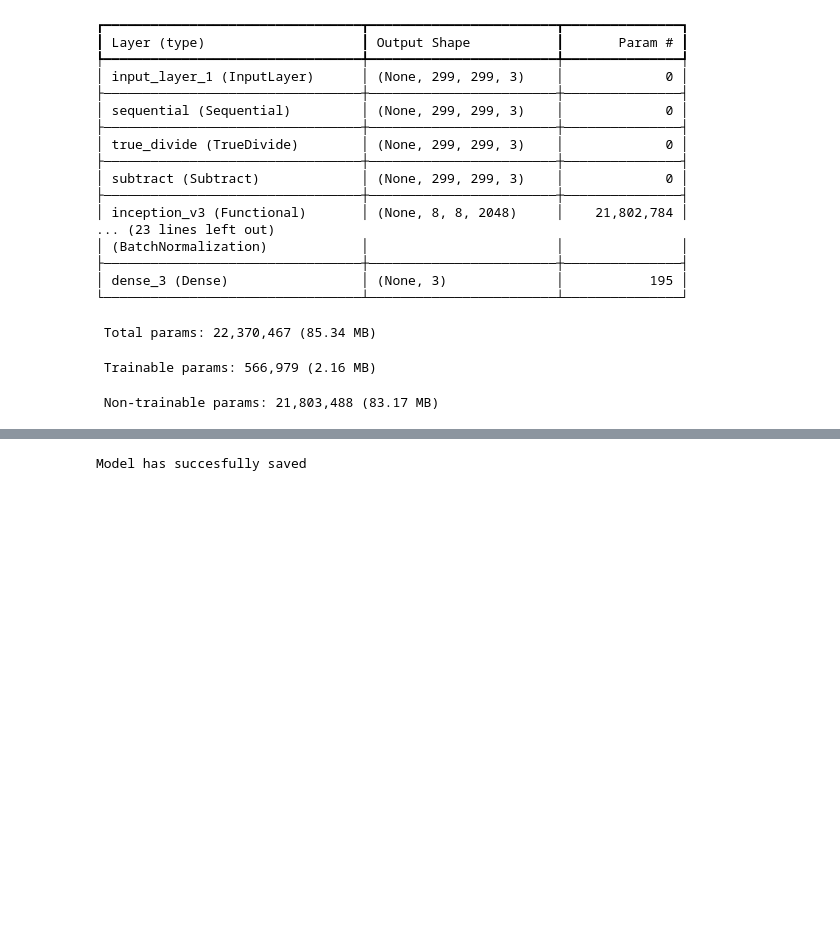
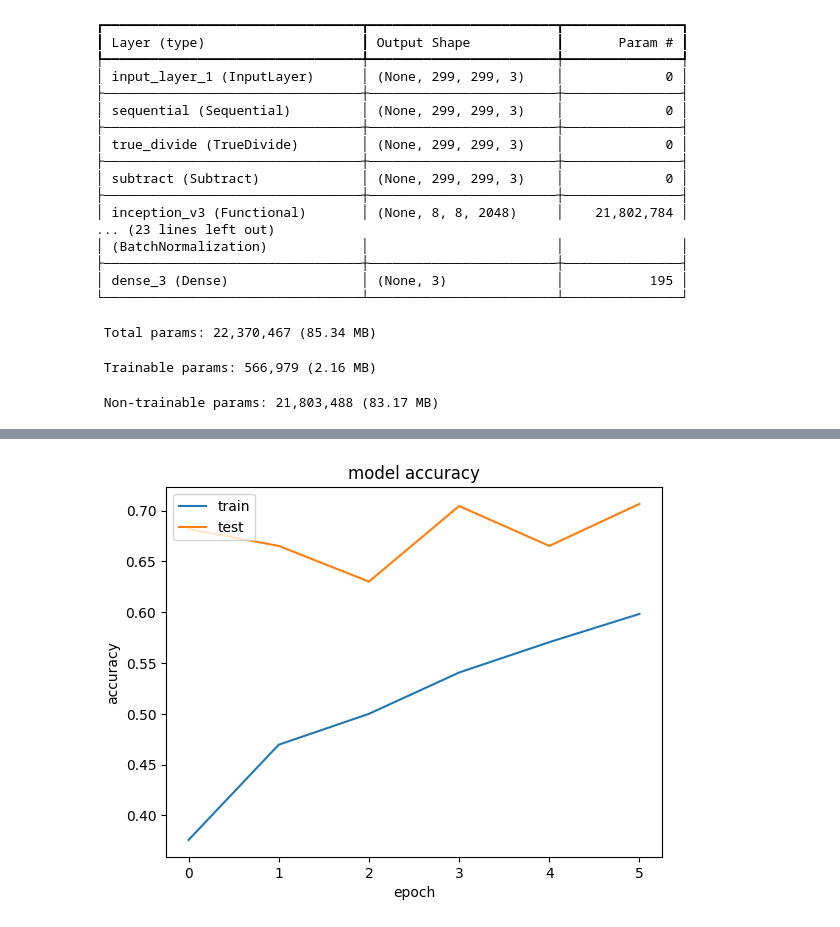
Before and after one commit to urdhanaka/KP-Image_Classification, a Jupyter notebook: inceptionv3.ipynb, the cells around one changed output, grey strips where cells are left out. Cells and saved outputs as stored; diff of their text form; code cells hidden in the pictures; blank space fills up the shorter version.

```diff
--- a/inceptionv3.ipynb
+++ b/inceptionv3.ipynb
@@ -81,12 +81,15 @@ def make_evaluation_metrics(model: Model, validation_dataset: tf.data.Dataset):
     plt.xlabel("True Label")
     plt.ylabel("Predicted Label")
 # %%
-(train_ds, val_ds) = keras.preprocessing.image_dataset_from_directory(
-    directory="datasets/preprocessed_Gastrovision",
-    validation_split=0.2,
-    subset="both",
-    seed=69420,
+train_ds = keras.preprocessing.image_dataset_from_directory(
+    directory="datasets/preprocessed_Gastrovision/training",
     image_size=(img_height, img_width),
     batch_size=batch_size
 )
+
+val_ds = keras.preprocessing.image_dataset_from_directory(
+    directory="datasets/preprocessed_Gastrovision/validation",
+    image_size=(img_height, img_width),
+    batch_size=batch_size
+)
 # %% [output]
@@ -260,4 +250,11 @@ Epoch 10/10
-# %%
-save_model(model, "inceptionv3_default_dataset_")
-# %% [output]
-Model has succesfully saved
+# %%
+# show training accuracy plot
+plt.plot(history.history['accuracy'])
+plt.plot(history.history['val_accuracy'])
+plt.title('model accuracy')
+plt.ylabel('accuracy')
+plt.xlabel('epoch')
+plt.legend(['train', 'test'], loc='upper left')
+plt.show()
+# %% [output]
+[figure, added]
```
Also changed, not shown: parts of 6 cells of this notebook, 3 other files.
